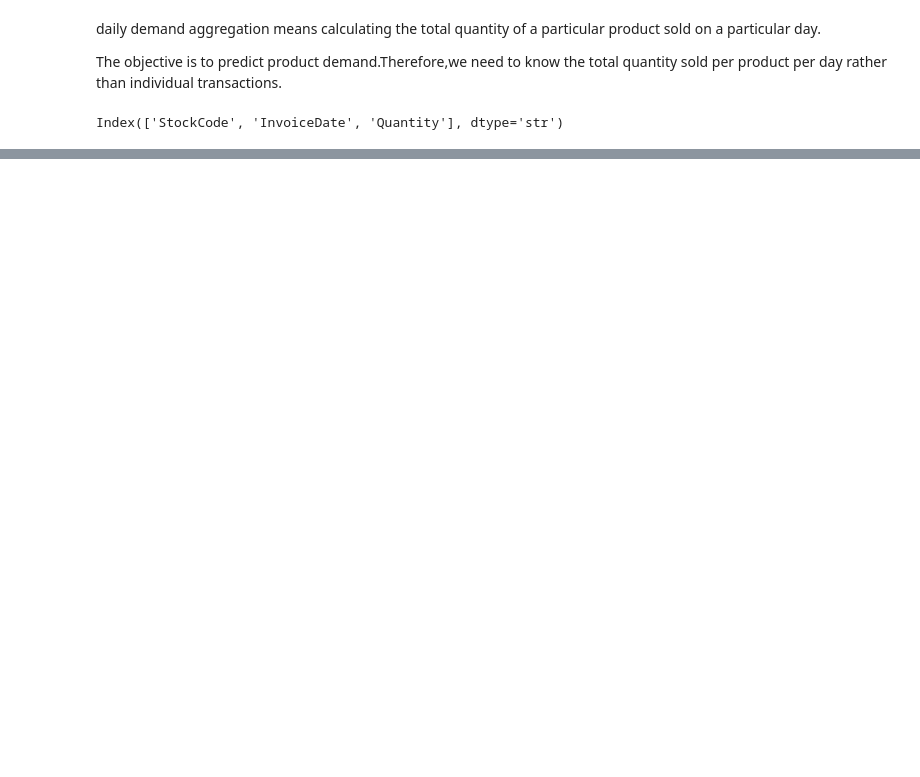
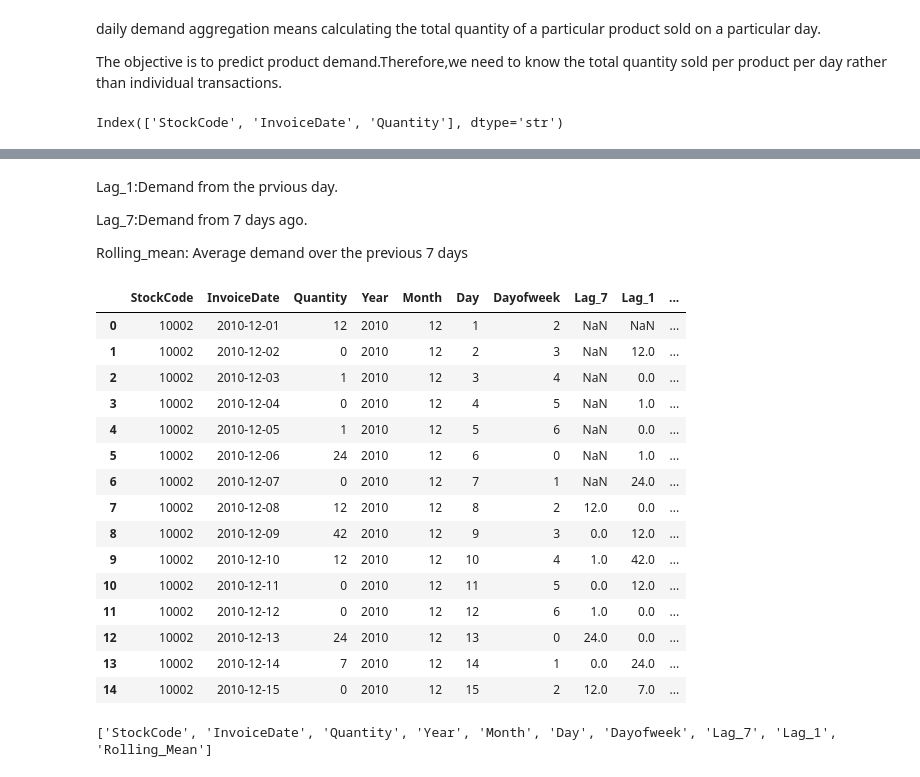
Before and after one commit to aryaps232/Ecommerce_Demand_Forecasting, a Jupyter notebook: notebooks/03_feature_engineering.ipynb, the cells around one changed output, grey strips where cells are left out. Cells and saved outputs as stored; diff of their text form; code cells hidden in the pictures; blank space fills up the shorter version.

```diff
--- a/notebooks/03_feature_engineering.ipynb
+++ b/notebooks/03_feature_engineering.ipynb
@@ -966,0 +894,41 @@ dtype: int64
+# %%
+#sorting the dataset
+daily_demand = daily_demand.sort_values(['StockCode','InvoiceDate']).reset_index(drop=True)
+# %%
+#creating lag 1
+daily_demand['Lag_1'] = (daily_demand.groupby('StockCode')['Quantity'].shift(1))
+# %%
+#creating lag 7
+daily_demand['Lag_7'] = (daily_demand.groupby('StockCode')['Quantity'].shift(7))
+# %% [markdown]
+Lag_1:Demand from the prvious day.
+
+Lag_7:Demand from 7 days ago.
+
+Rolling_mean: Average demand over the previous 7 days
+# %%
+#creating rolling mean 7
+daily_demand['Rolling_Mean'] =(daily_demand.groupby('StockCode')['Quantity'].transform(lambda x:x.shift(1).rolling(7).mean()))
+# %%
+daily_demand.head(15)
+# %% [output]
+|  | StockCode | InvoiceDate | Quantity | Year | Month | Day | Dayofweek | Lag_7 | Lag_1 | ... |
+| 0 | 10002 | 2010-12-01 | 12 | 2010 | 12 | 1 | 2 | NaN | NaN | ... |
+| 1 | 10002 | 2010-12-02 | 0 | 2010 | 12 | 2 | 3 | NaN | 12.0 | ... |
+| 2 | 10002 | 2010-12-03 | 1 | 2010 | 12 | 3 | 4 | NaN | 0.0 | ... |
+| 3 | 10002 | 2010-12-04 | 0 | 2010 | 12 | 4 | 5 | NaN | 1.0 | ... |
+| 4 | 10002 | 2010-12-05 | 1 | 2010 | 12 | 5 | 6 | NaN | 0.0 | ... |
+| 5 | 10002 | 2010-12-06 | 24 | 2010 | 12 | 6 | 0 | NaN | 1.0 | ... |
+| 6 | 10002 | 2010-12-07 | 0 | 2010 | 12 | 7 | 1 | NaN | 24.0 | ... |
+| 7 | 10002 | 2010-12-08 | 12 | 2010 | 12 | 8 | 2 | 12.0 | 0.0 | ... |
+| 8 | 10002 | 2010-12-09 | 42 | 2010 | 12 | 9 | 3 | 0.0 | 12.0 | ... |
+| 9 | 10002 | 2010-12-10 | 12 | 2010 | 12 | 10 | 4 | 1.0 | 42.0 | ... |
+| 10 | 10002 | 2010-12-11 | 0 | 2010 | 12 | 11 | 5 | 0.0 | 12.0 | ... |
+| 11 | 10002 | 2010-12-12 | 0 | 2010 | 12 | 12 | 6 | 1.0 | 0.0 | ... |
+| 12 | 10002 | 2010-12-13 | 24 | 2010 | 12 | 13 | 0 | 24.0 | 0.0 | ... |
+| 13 | 10002 | 2010-12-14 | 7 | 2010 | 12 | 14 | 1 | 0.0 | 24.0 | ... |
+| 14 | 10002 | 2010-12-15 | 0 | 2010 | 12 | 15 | 2 | 12.0 | 7.0 | ... |
+# %%
+print(daily_demand.columns.tolist())
+# %% [output]
+['StockCode', 'InvoiceDate', 'Quantity', 'Year', 'Month', 'Day', 'Dayofweek', 'Lag_7', 'Lag_1', 'Rolling_Mean']
```
Also changed, not shown: parts of 36 cells of this notebook.
